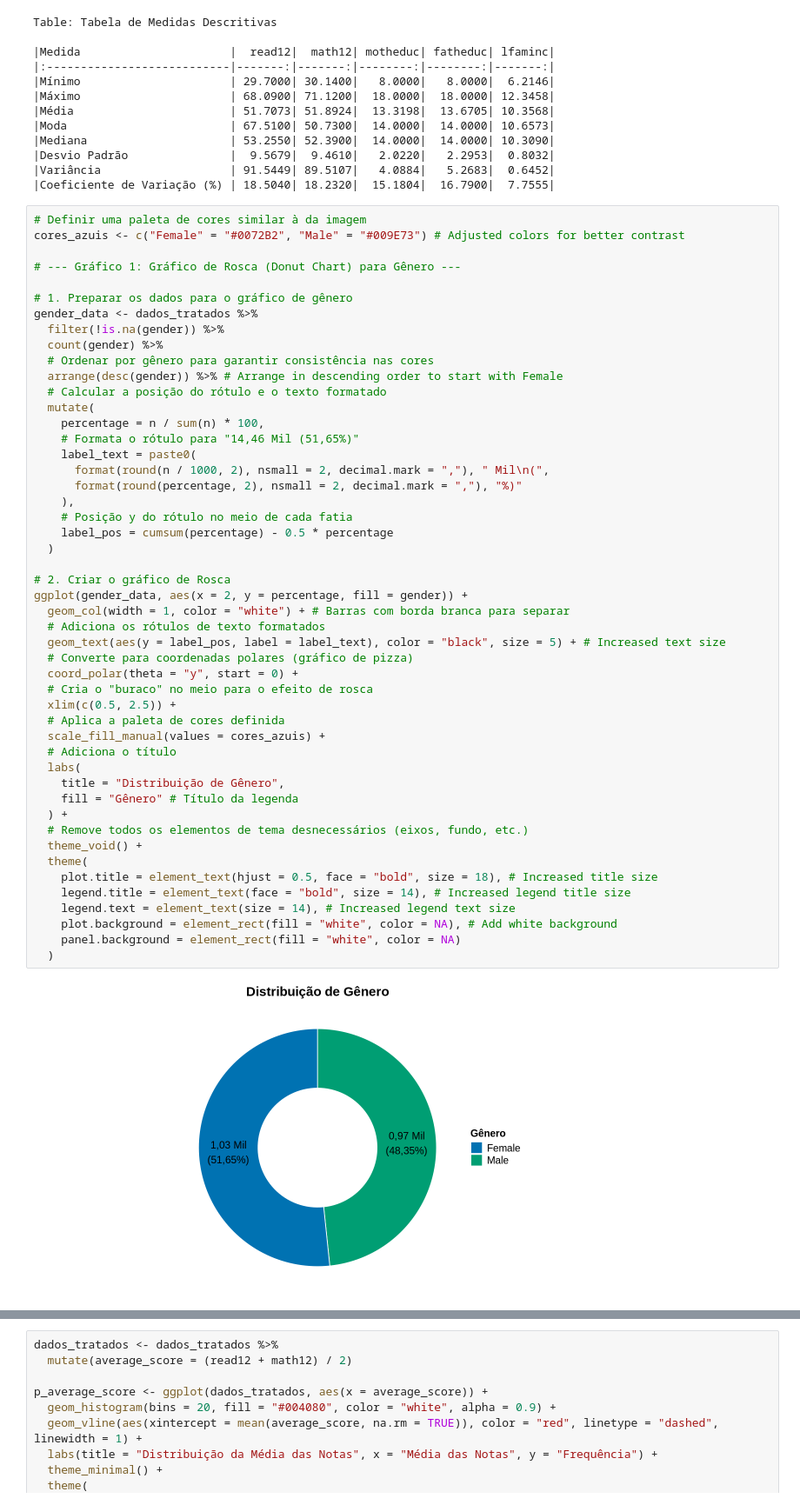
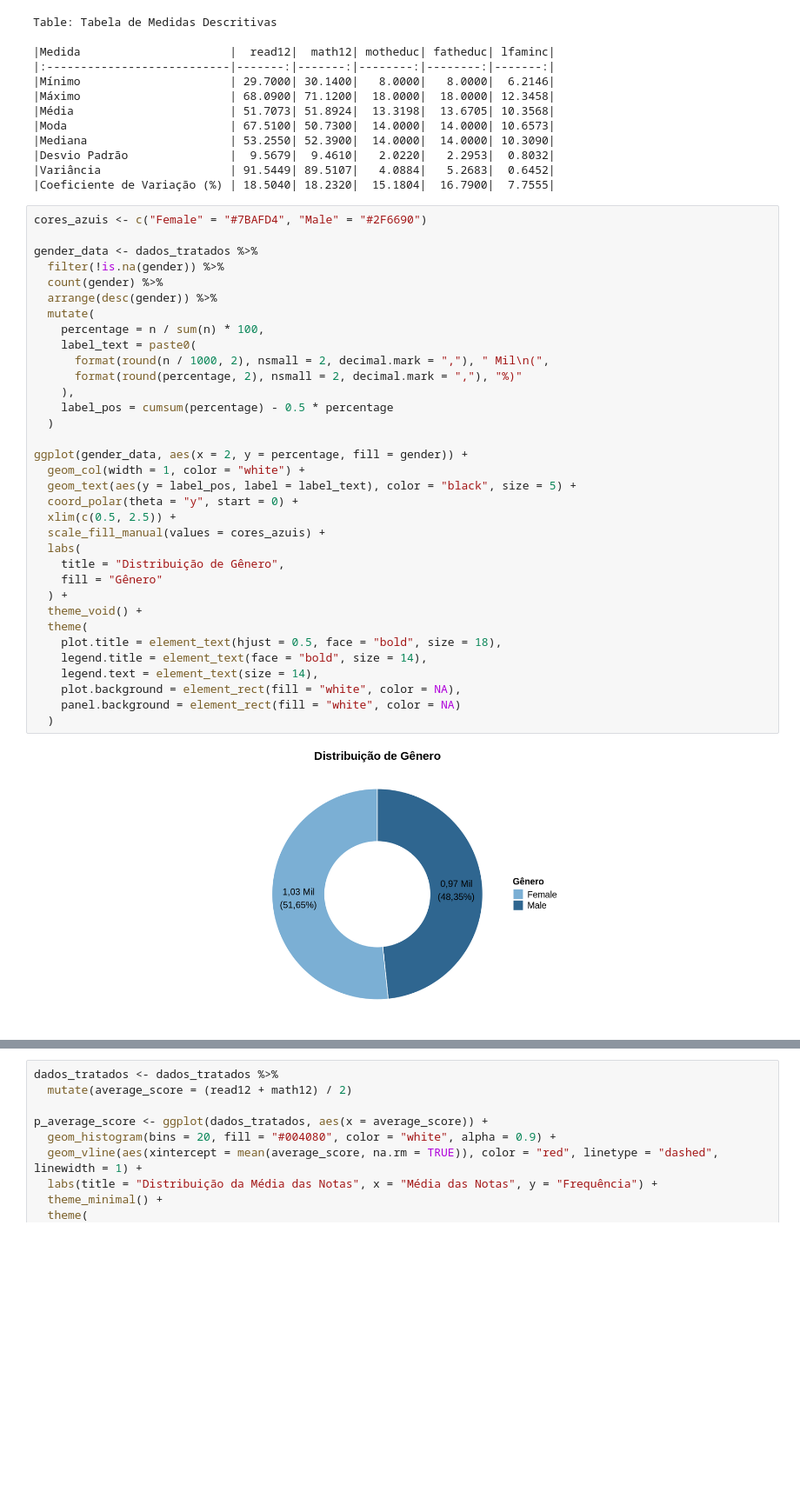
Before and after one commit to pedrovcardoso/trabalho-estatistica, a Jupyter notebook: trabalho_estatística_testes.ipynb, the cells around one changed output, grey strips where cells are left out. Shown: that part at 87% size. Cells and saved outputs as stored; diff of their text form; blank space fills up the shorter version.

```diff
--- a/trabalho_estatística_testes.ipynb
+++ b/trabalho_estatística_testes.ipynb
@@ -73,53 +71,38 @@ Table: Tabela de Medidas Descritivas
 |Variância                   | 91.5449| 89.5107|   4.0884|   5.2683|  0.6452|
 |Coeficiente de Variação (%) | 18.5040| 18.2320|  15.1804|  16.7900|  7.7555|
 # %%
-# Definir uma paleta de cores similar à da imagem
-cores_azuis <- c("Female" = "#0072B2", "Male" = "#009E73") # Adjusted colors for better contrast
+cores_azuis <- c("Female" = "#7BAFD4", "Male" = "#2F6690")
 
-# --- Gráfico 1: Gráfico de Rosca (Donut Chart) para Gênero ---
-
-# 1. Preparar os dados para o gráfico de gênero
 gender_data <- dados_tratados %>%
   filter(!is.na(gender)) %>%
   count(gender) %>%
-  # Ordenar por gênero para garantir consistência nas cores
-  arrange(desc(gender)) %>% # Arrange in descending order to start with Female
-  # Calcular a posição do rótulo e o texto formatado
+  arrange(desc(gender)) %>%
   mutate(
     percentage = n / sum(n) * 100,
-    # Formata o rótulo para "14,46 Mil (51,65%)"
     label_text = paste0(
       format(round(n / 1000, 2), nsmall = 2, decimal.mark = ","), " Mil\n(",
       format(round(percentage, 2), nsmall = 2, decimal.mark = ","), "%)"
     ),
-    # Posição y do rótulo no meio de cada fatia
     label_pos = cumsum(percentage) - 0.5 * percentage
   )
 
-# 2. Criar o gráfico de Rosca
 ggplot(gender_data, aes(x = 2, y = percentage, fill = gender)) +
-  geom_col(width = 1, color = "white") + # Barras com borda branca para separar
-  # Adiciona os rótulos de texto formatados
-  geom_text(aes(y = label_pos, label = label_text), color = "black", size = 5) + # Increased text size
-  # Converte para coordenadas polares (gráfico de pizza)
+  geom_col(width = 1, color = "white") +
+  geom_text(aes(y = label_pos, label = label_text), color = "black", size = 5) +
   coord_polar(theta = "y", start = 0) +
-  # Cria o "buraco" no meio para o efeito de rosca
   xlim(c(0.5, 2.5)) +
-  # Aplica a paleta de cores definida
   scale_fill_manual(values = cores_azuis) +
-  # Adiciona o título
   labs(
     title = "Distribuição de Gênero",
-    fill = "Gênero" # Título da legenda
+    fill = "Gênero"
   ) +
-  # Remove todos os elementos de tema desnecessários (eixos, fundo, etc.)
   theme_void() +
   theme(
-    plot.title = element_text(hjust = 0.5, face = "bold", size = 18), # Increased title size
-    legend.title = element_text(face = "bold", size = 14), # Increased legend title size
-    legend.text = element_text(size = 14), # Increased legend text size
-    plot.background = element_rect(fill = "white", color = NA), # Add white background
+    plot.title = element_text(hjust = 0.5, face = "bold", size = 18),
+    legend.title = element_text(face = "bold", size = 14),
+    legend.text = element_text(size = 14),
+    plot.background = element_rect(fill = "white", color = NA),
     panel.background = element_rect(fill = "white", color = NA)
   )
 # %% [output]
-[figure, old version]
+[figure, new version]
```
Also changed, not shown: parts of 13 cells of this notebook.
